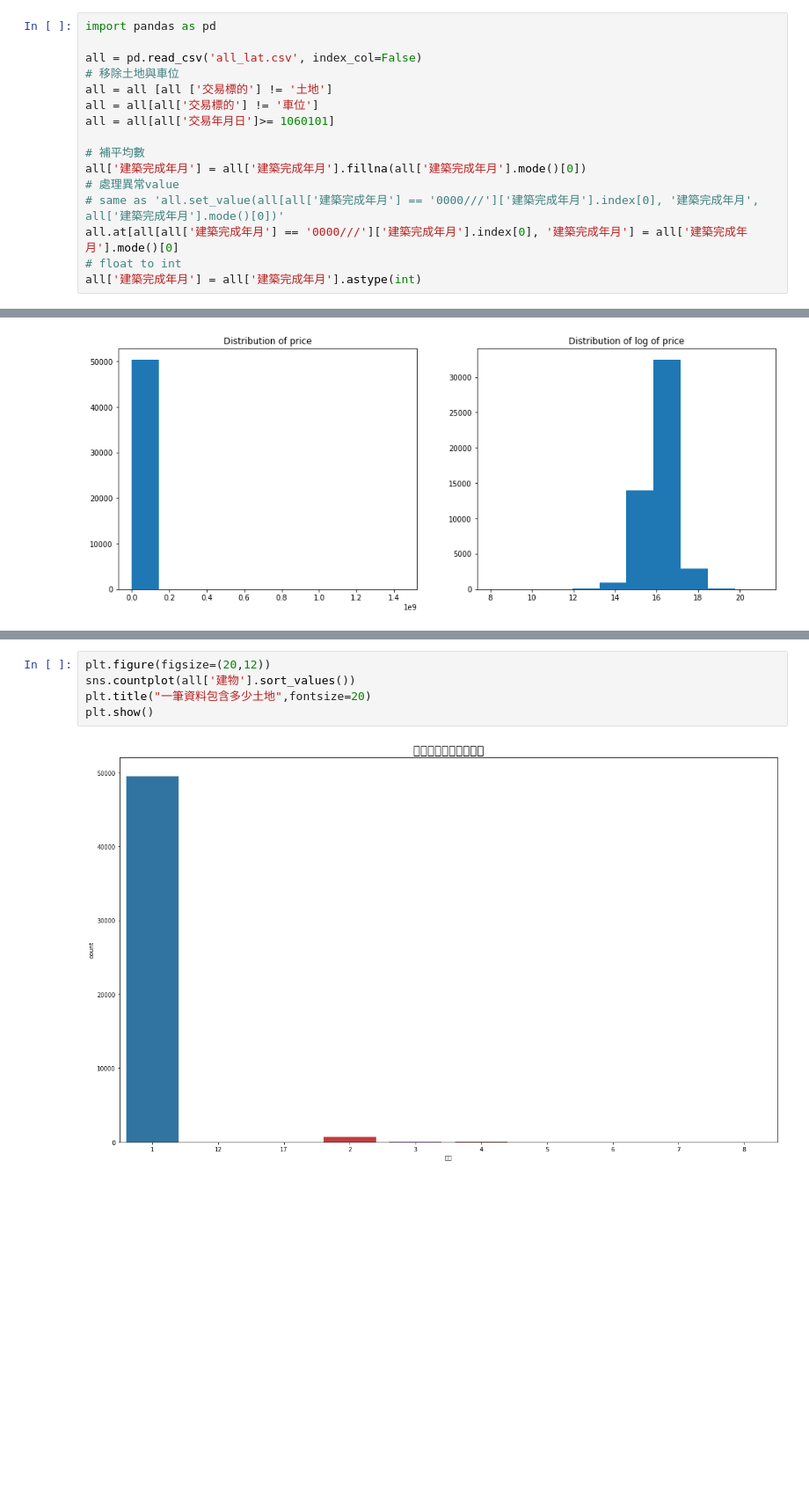
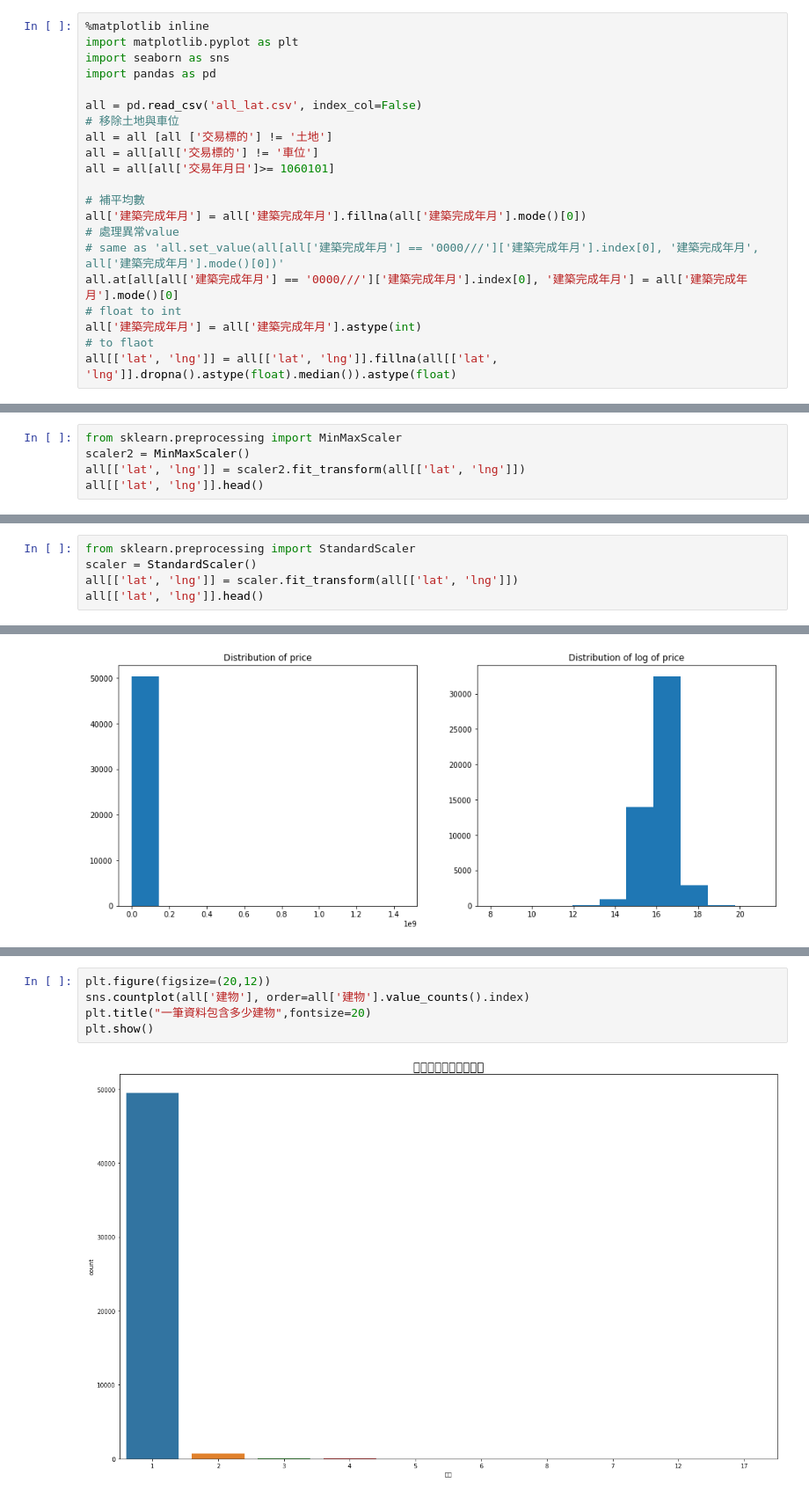
Before and after one commit to johnny12150/19-lab-summer-training, a Jupyter notebook: 0703/EDA.ipynb, the cells around one changed output, grey strips where cells are left out. Shown: that part at 88% size. Cells and saved outputs as stored; diff of their text form; blank space fills up the shorter version.

```diff
--- a/0703/EDA.ipynb
+++ b/0703/EDA.ipynb
@@ -1,4 +1,7 @@
 # %%
+%matplotlib inline
+import matplotlib.pyplot as plt
+import seaborn as sns
 import pandas as pd
 
 all = pd.read_csv('all_lat.csv', index_col=False)
@@ -14,3 +17,5 @@ all['建築完成年月'] = all['建築完成年月'].fillna(all['建築完成
 all.at[all[all['建築完成年月'] == '0000///']['建築完成年月'].index[0], '建築完成年月'] = all['建築完成年月'].mode()[0]
 # float to int
 all['建築完成年月'] = all['建築完成年月'].astype(int)
+# to flaot
+all[['lat', 'lng']] = all[['lat', 'lng']].fillna(all[['lat', 'lng']].dropna().astype(float).median()).astype(float)
@@ -107,0 +115,5 @@ plt.show()
+# %%
+from sklearn.preprocessing import MinMaxScaler
+scaler2 = MinMaxScaler()
+all[['lat', 'lng']] = scaler2.fit_transform(all[['lat', 'lng']])
+all[['lat', 'lng']].head()
@@ -107,0 +137,5 @@ plt.show()
+# %%
+from sklearn.preprocessing import StandardScaler
+scaler = StandardScaler()
+all[['lat', 'lng']] = scaler.fit_transform(all[['lat', 'lng']])
+all[['lat', 'lng']].head()
@@ -121,7 +188,7 @@ all[cols] = all['交易筆棟數'].str.extract(r'\D+(\d+)\D+(\d+)\D+(\d+)', expa
 # %%
 plt.figure(figsize=(20,12))
-sns.countplot(all['建物'].sort_values())
-plt.title("一筆資料包含多少土地",fontsize=20)
+sns.countplot(all['建物'], order=all['建物'].value_counts().index)
+plt.title("一筆資料包含多少建物",fontsize=20)
 plt.show()
 # %% [output]
-[figure, old version]
+[figure, new version]
```
Also changed, not shown: parts of 9 cells of this notebook.
